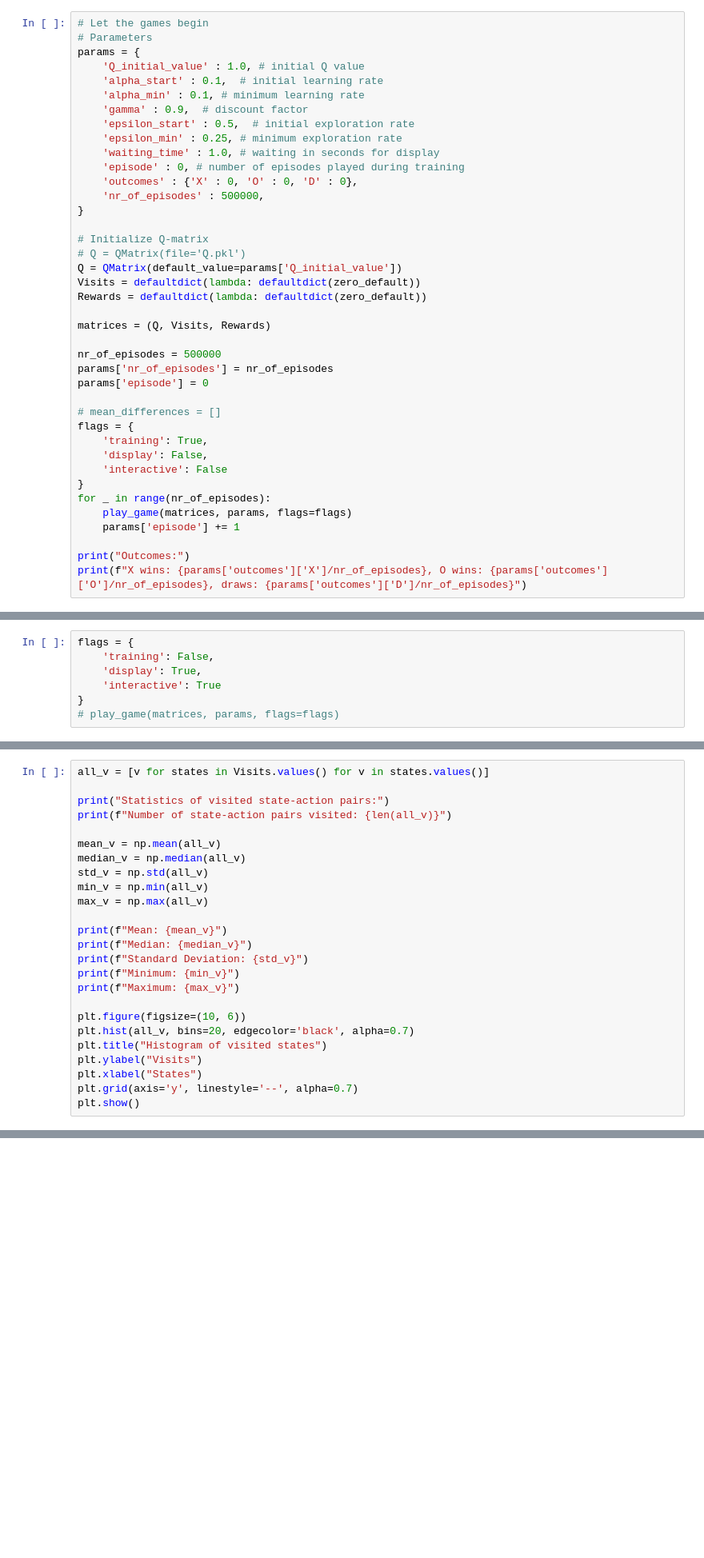
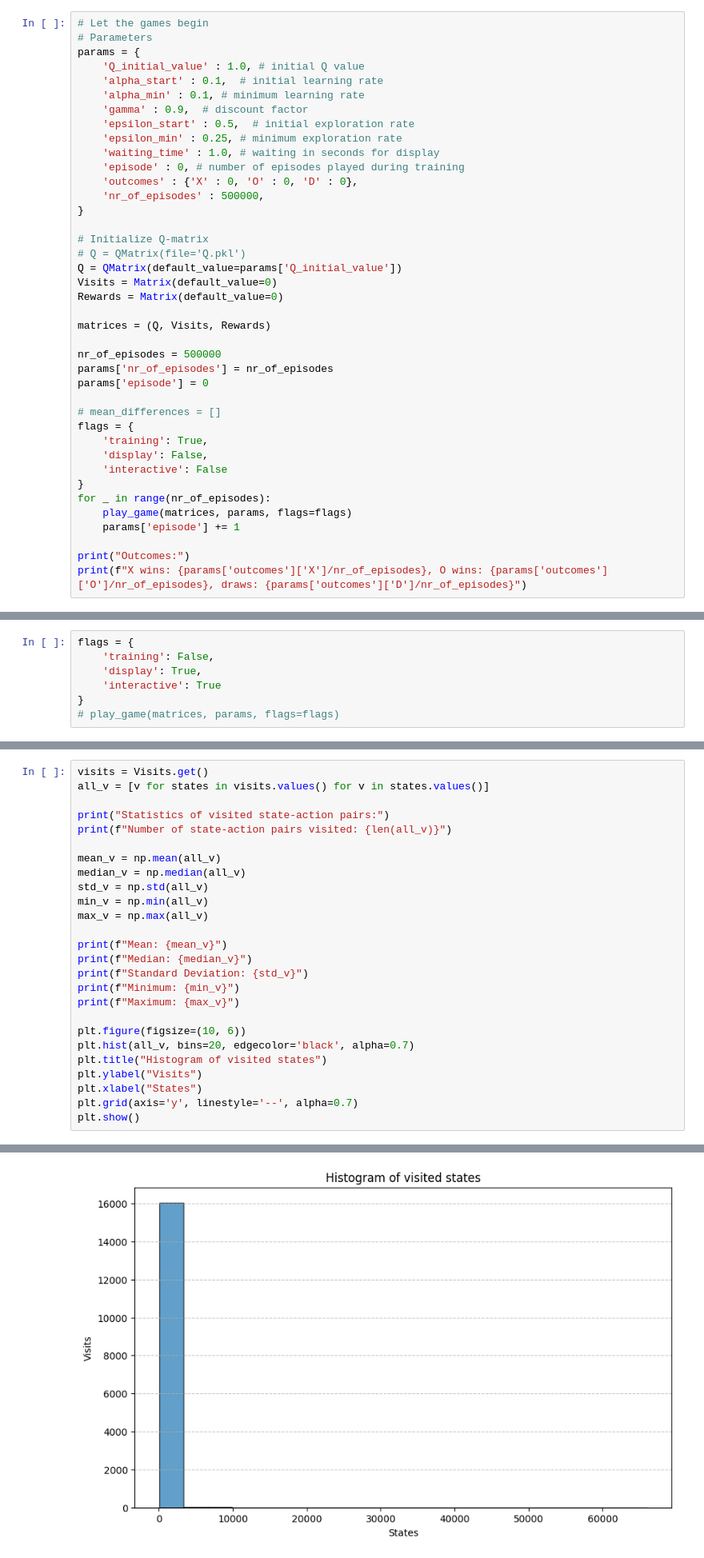
Before and after one commit to jakobatgithub/TicTacToe, a Jupyter notebook: TicTacToe.ipynb, the cells around one changed output, grey strips where cells are left out. Shown at 80% size. Drawn from its saved outputs; the diff is of its cells as text; blank space fills up the shorter version.

Commit message:
'Matrix' class is outsourced.

```diff
--- a/TicTacToe.ipynb
+++ b/TicTacToe.ipynb
@@ -290,8 +210,8 @@ params = {
 # Initialize Q-matrix
 # Q = QMatrix(file='Q.pkl')
 Q = QMatrix(default_value=params['Q_initial_value'])
-Visits = defaultdict(lambda: defaultdict(zero_default))
-Rewards = defaultdict(lambda: defaultdict(zero_default))
+Visits = Matrix(default_value=0)
+Rewards = Matrix(default_value=0)
 
 matrices = (Q, Visits, Rewards)
 
@@ -386,5 +338,6 @@ print(q_matrix[tuple([' ', ' ', ' ', 'X', ' ', 'O', 'X', ' ', ' '])].values())
 # %%
-all_v = [v for states in Visits.values() for v in states.values()]
+visits = Visits.get()
+all_v = [v for states in visits.values() for v in states.values()]
 
 print("Statistics of visited state-action pairs:")
 print(f"Number of state-action pairs visited: {len(all_v)}")
@@ -408,3 +361,4 @@ plt.ylabel("Visits")
 plt.xlabel("States")
 plt.grid(axis='y', linestyle='--', alpha=0.7)
 plt.show()
+# %% [output]
@@ -411,3 +372,4 @@ plt.show()
+[figure, added]
 # %%
 # Q = SymmetricQMatrix(default_value=1.0)
 
```
Also changed, not shown: parts of 9 cells of this notebook, 1 other file.
